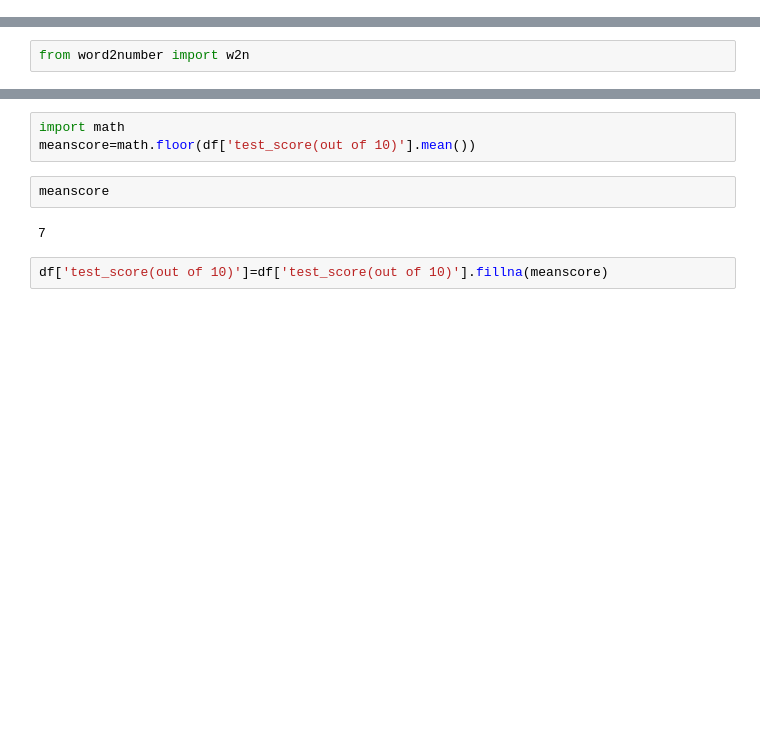
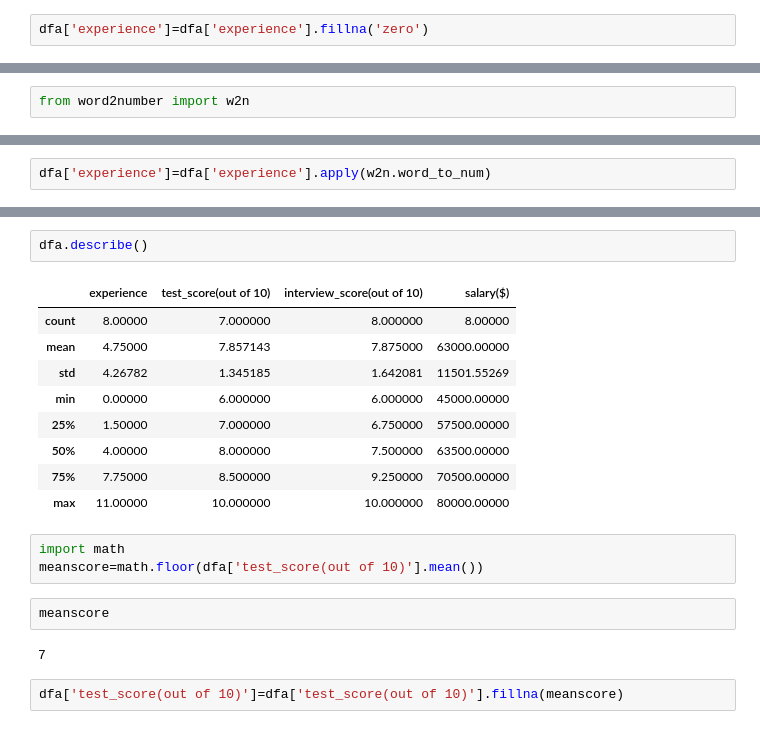
Before and after one commit to bharathpawar/MACHINE-LEARNING-MODELS-, a Jupyter notebook: MULTIPLE LINEAR REGRESSION.ipynb, the cells around one changed output, grey strips where cells are left out. Saved outputs shown, nothing was run; the diff lists cells and outputs as text; blank space fills up the shorter version.

```diff
--- a/MULTIPLE LINEAR REGRESSION.ipynb
+++ b/MULTIPLE LINEAR REGRESSION.ipynb
@@ -67,0 +149,2 @@ Note: you may need to restart the kernel to use updated packages.
+# %%
+dfa['experience']=dfa['experience'].fillna('zero')
@@ -92,0 +162,2 @@ memory usage: 384.0 bytes
+# %%
+dfa['experience']=dfa['experience'].apply(w2n.word_to_num)
@@ -93,10 +173,22 @@ memory usage: 384.0 bytes
+# %%
+dfa.describe()
+# %% [output]
+|  | experience | test_score(out of 10) | interview_score(out of 10) | salary($) |
+| count | 8.00000 | 7.000000 | 8.000000 | 8.00000 |
+| mean | 4.75000 | 7.857143 | 7.875000 | 63000.00000 |
+| std | 4.26782 | 1.345185 | 1.642081 | 11501.55269 |
+| min | 0.00000 | 6.000000 | 6.000000 | 45000.00000 |
+| 25% | 1.50000 | 7.000000 | 6.750000 | 57500.00000 |
+| 50% | 4.00000 | 8.000000 | 7.500000 | 63500.00000 |
+| 75% | 7.75000 | 8.500000 | 9.250000 | 70500.00000 |
+| max | 11.00000 | 10.000000 | 10.000000 | 80000.00000 |
 # %%
 import math
-meanscore=math.floor(df['test_score(out of 10)'].mean())
+meanscore=math.floor(dfa['test_score(out of 10)'].mean())
 # %%
 meanscore
 # %% [output]
 7
 # %%
-df['test_score(out of 10)']=df['test_score(out of 10)'].fillna(meanscore)
+dfa['test_score(out of 10)']=dfa['test_score(out of 10)'].fillna(meanscore)
 # %%
```
Also changed, not shown: parts of 74 cells of this notebook, 1 other file.
